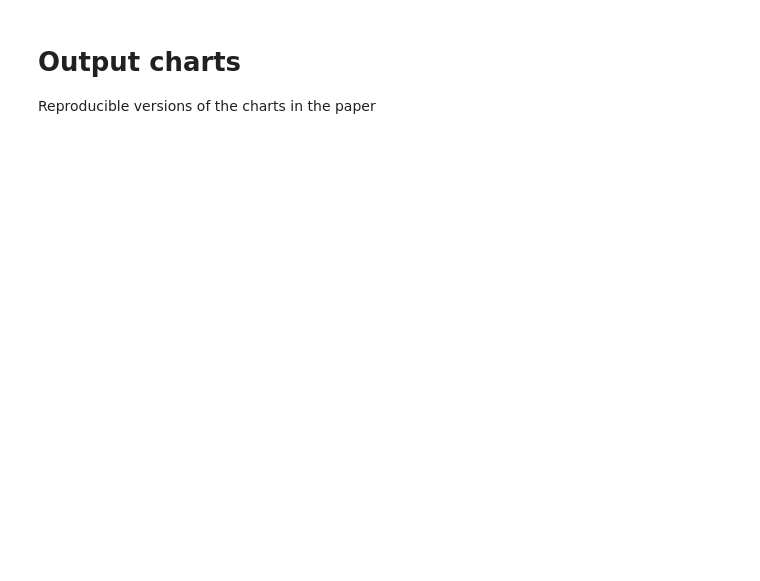
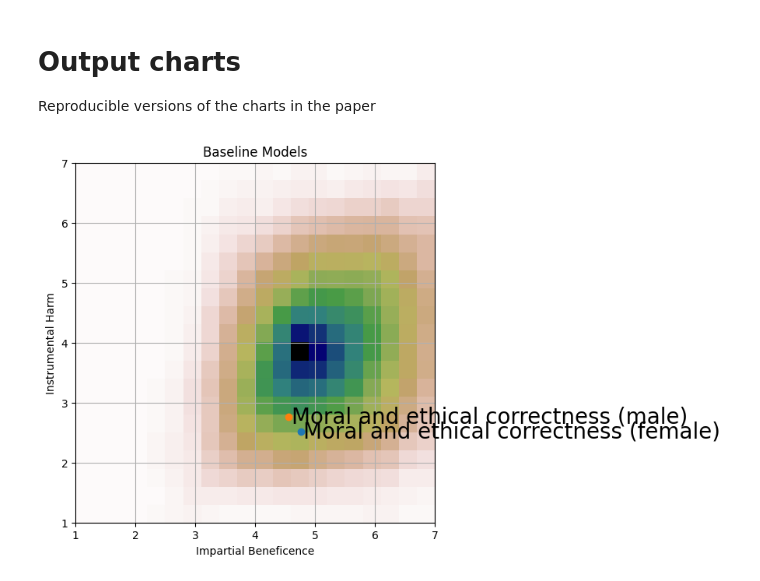
Before and after one commit to BorisTheBrave/reprogramming-ai-models, a Jupyter notebook: analysis.ipynb, the cells around one changed output. Drawn from its saved outputs; the diff is of its cells as text; code cells hidden in the pictures; blank space fills up the shorter version.

Commit message:
plotting

```diff
--- a/analysis.ipynb
+++ b/analysis.ipynb
@@ -11,6 +11,9 @@ moral_factors = "data/20241124001836.csv"
 personas_test = "data/personas_test.csv"
 baseline_models = "data/baseline_models.csv"
 elephant_features = "data/elephant_features.csv"
+personas_nationality = 'data/20241124101056nationalities.csv'
+personas_ages = 'data/20241124101116ages.csv'
+personas_gender = 'data/20241124101127genders.csv'
 
 # Load the data
 df = pd.read_csv(personas_test)
@@ -133,5 +151,9 @@ def do_plots(df2, chunkby=5, *args, **kwargs):
 # Output charts
 
 Reproducible versions of the charts in the paper
+# %%
+do_plots(get_df(personas_gender), title="Baseline Models", heatmap=True, fontsize=20)
+# %% [output]
+[figure, added]
 # %%
 do_plots(get_df(baseline_models), title="Baseline Models", heatmap=True, fontsize=20)
```
Also changed, not shown: parts of 7 cells of this notebook.
